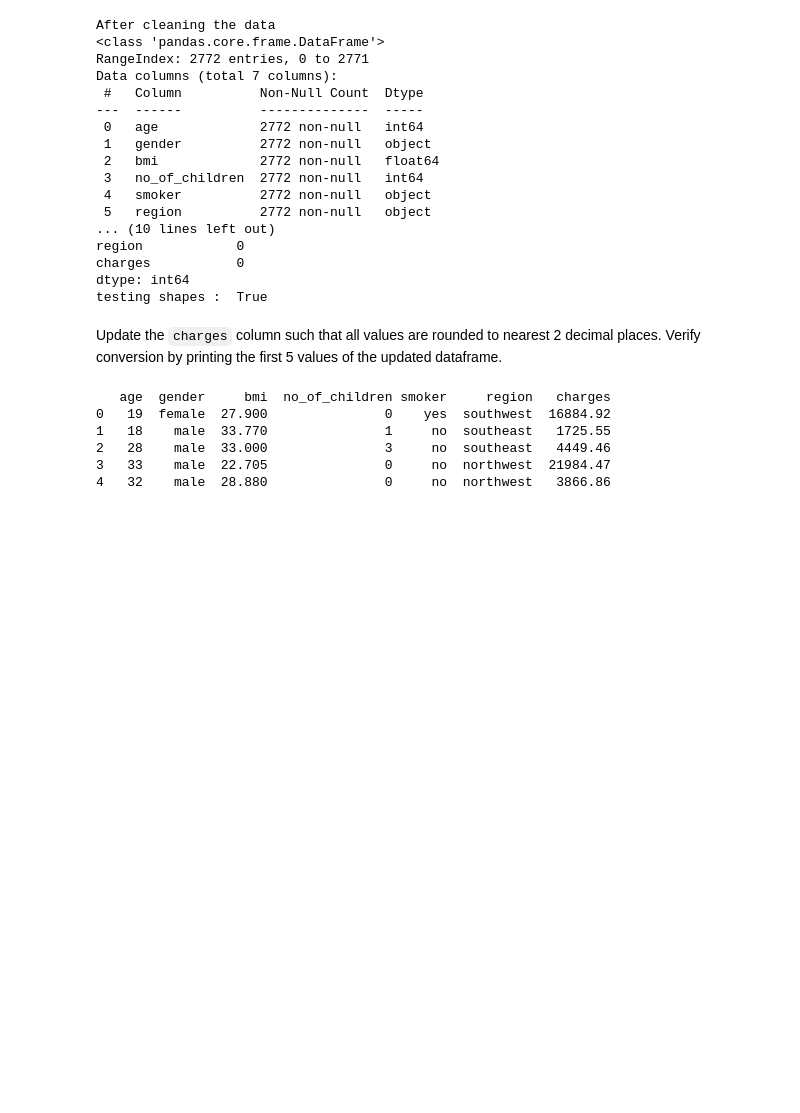
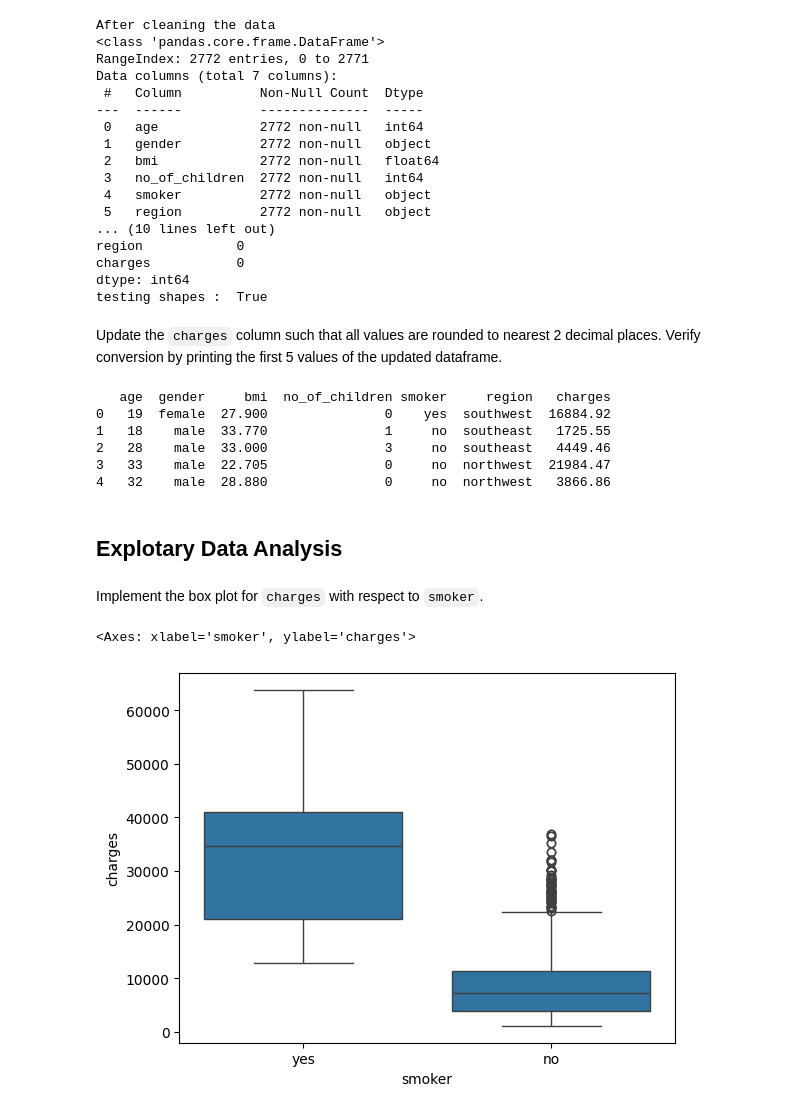
Before and after one commit to imadbenmadi/Medical-Insurance-Price-Prediction, a Jupyter notebook: notebooks/01_EDA.ipynb, the cells around one changed output. Saved outputs shown, nothing was run; the diff lists cells and outputs as text; code cells hidden in the pictures; blank space fills up the shorter version.

Commit message:
Add exploratory data analysis notebook for Medical Insurance dataset, including data loading and initial setup

```diff
--- a/notebooks/01_EDA.ipynb
+++ b/notebooks/01_EDA.ipynb
@@ -215,3 +215,13 @@ print(df.head())
 2   28    male  33.000               3     no  southeast   4449.46
 3   33    male  22.705               0     no  northwest  21984.47
 4   32    male  28.880               0     no  northwest   3866.86
+# %% [markdown]
+## Explotary Data Analysis
+# %% [markdown]
+Implement the box plot for `charges` with respect to `smoker`.
+# %%
+#Implement the box plot for `charges` with respect to `smoker`.
+sns.boxplot(x="smoker", y="charges", data=df)
+# %% [output]
+<Axes: xlabel='smoker', ylabel='charges'>
+[figure, added]
```
Also changed, not shown: parts of 6 cells of this notebook, 3 other files.
